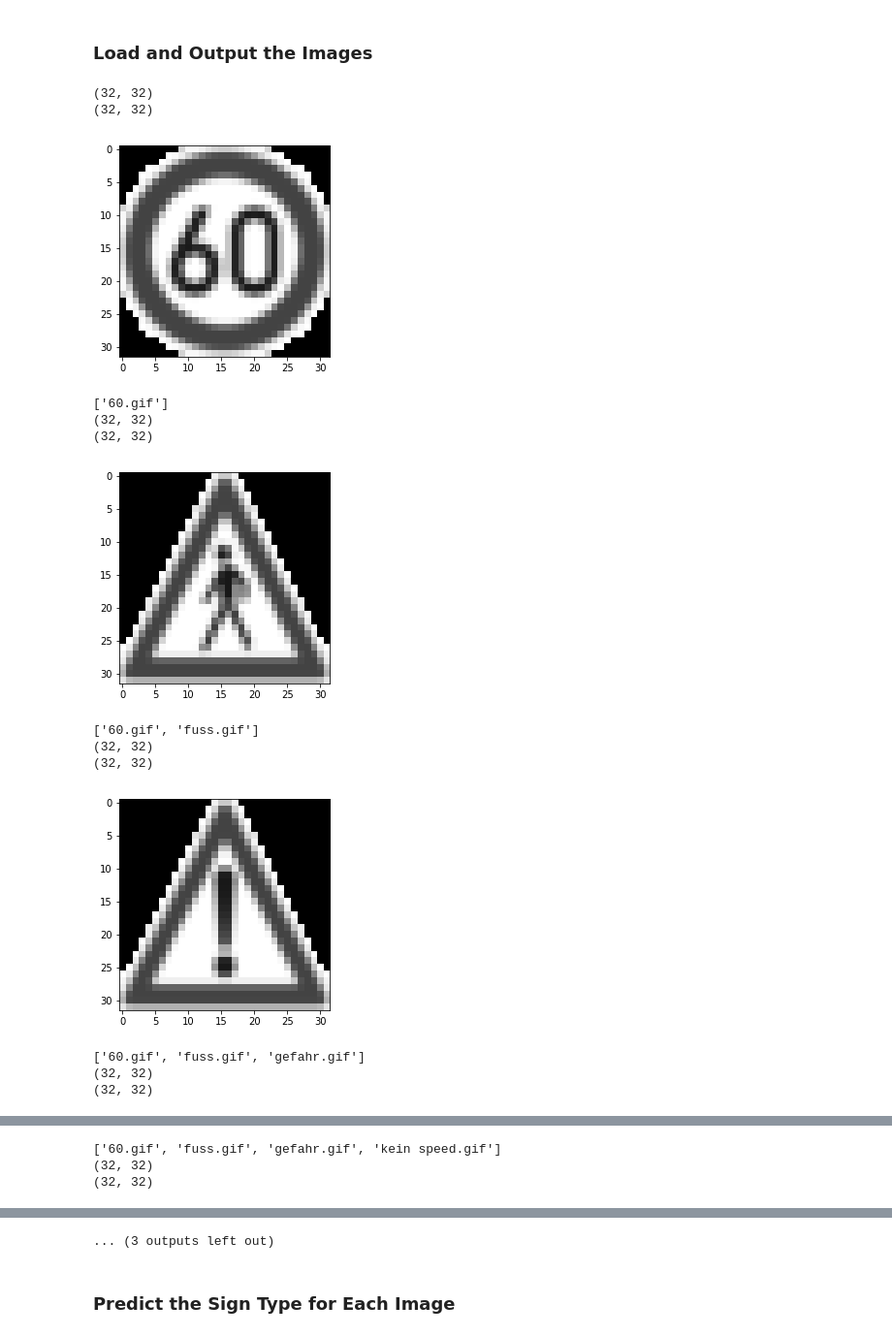
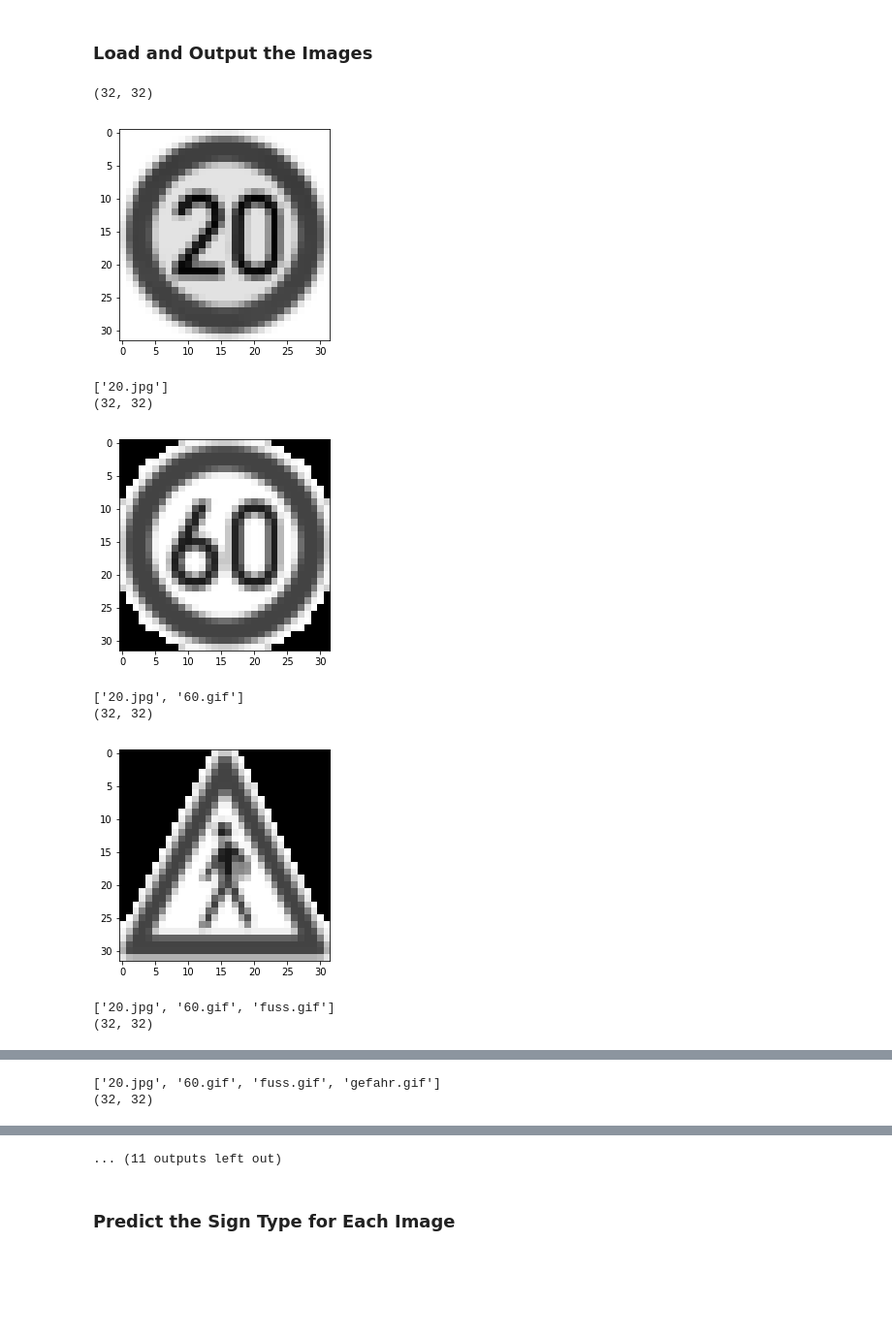
Before and after one commit to sameersg/P2-Traffic-Sign-Classifier-Project, a Jupyter notebook: Traffic_Sign_Classifier.ipynb, the cells around one changed output, grey strips where cells are left out. Shown at 97% size. Saved outputs shown, nothing was run; the diff lists cells and outputs as text; code cells hidden in the pictures; blank space fills up the shorter version.

```diff
--- a/Traffic_Sign_Classifier.ipynb
+++ b/Traffic_Sign_Classifier.ipynb
@@ -358,45 +371,38 @@ You may find `signnames.csv` useful as it contains mappings from the class id (i
 # %%
 ### Load the images and plot them here.
 ### Feel free to use as many code cells as needed.
 import matplotlib.image as mpimg
 from scipy.misc import imsave, imresize
 import os
 
 test_images = []
-filenames = []
+file_names = []
 
 for file_name in os.listdir("test_images/") :
     image = mpimg.imread('test_images/' + file_name)
    # plt.imshow(image)
    # plt.show()
     image = imresize(image, (32,32))
     image = grayscale (image)
     print(image.shape)
-    #Fix image Shape
-    #image = image[:,:,0:1]
-    print(image.shape)
-    image = min_max_normalization(image)
+    image = normalize_grayscale(image)
     test_images.append(image)
-    filenames.append(file_name)
+    file_names.append(file_name)
     plt.imshow(image, cmap='gray')
     plt.show()
-    print(filenames)
+    print(file_names)
 
-
+#Make NP Array
 test_images = np.array(test_images)
 test_images = test_images[..., newaxis]
 # %% [output]
 (32, 32)
-(32, 32)
-[figure, old version]
+[figure, new version]
-['60.gif']
+['20.jpg']
 (32, 32)
-(32, 32)
-[figure, old version]
+[figure, new version]
-['60.gif', 'fuss.gif']
+['20.jpg', '60.gif']
 (32, 32)
-(32, 32)
-[figure, old version]
+[figure, new version]
-['60.gif', 'fuss.gif', 'gefahr.gif']
+['20.jpg', '60.gif', 'fuss.gif']
 (32, 32)
-(32, 32)
@@ -404,3 +410,2 @@ test_images = test_images[..., newaxis]
-['60.gif', 'fuss.gif', 'gefahr.gif', 'kein speed.gif']
+['20.jpg', '60.gif', 'fuss.gif', 'gefahr.gif']
 (32, 32)
-(32, 32)
@@ -412,4 +416,4 @@ test_images = test_images[..., newaxis]
-... (3 outputs left out)
+... (11 outputs left out)
 # %% [markdown]
 ### Predict the Sign Type for Each Image
 # %%
```
Also changed, not shown: parts of 14 cells of this notebook, 7 other files.
